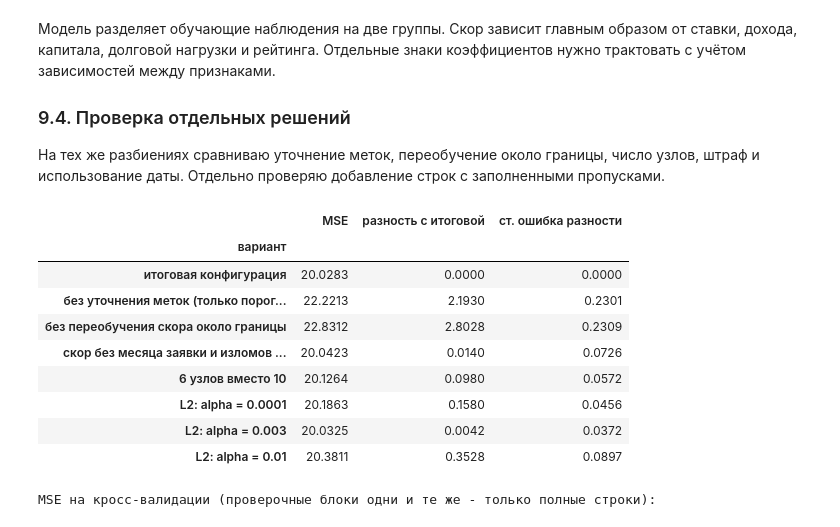
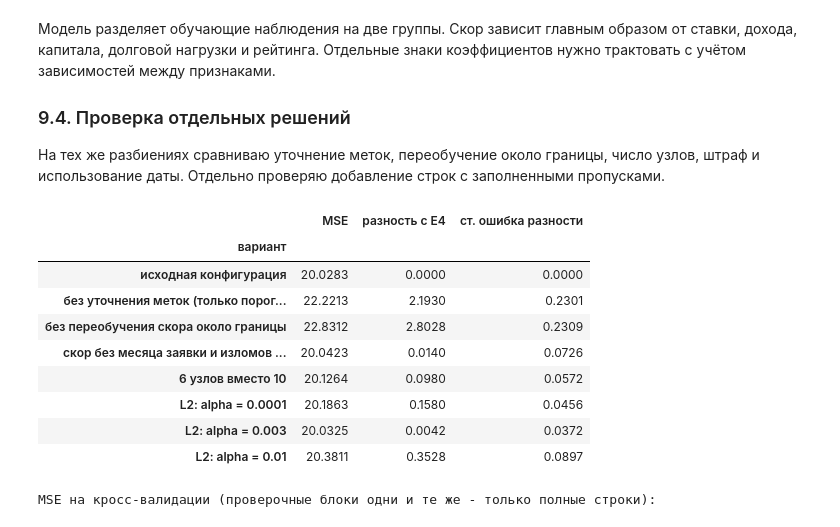
Before and after one commit to Heavenfiend/machine-learning, a Jupyter notebook: lab1_regression_experimental/lab1_regression_experimental.ipynb, the cells around one changed output. Cells and saved outputs as stored; diff of their text form; code cells hidden in the pictures.

```diff
--- a/lab1_regression_experimental/lab1_regression_experimental.ipynb
+++ b/lab1_regression_experimental/lab1_regression_experimental.ipynb
@@ -1967,32 +1967,32 @@ LoanPurpose=Debt Consolidation    0.0450
 штраф и использование даты. Отдельно проверяю добавление строк с заполненными пропусками.
 # %%
 variants = {
-    "итоговая конфигурация": {},
+    "исходная конфигурация": {},
     "без уточнения меток (только порог 49)": dict(n_label_iter=0),
     "без переобучения скора около границы": dict(n_local=0),
     "скор без месяца заявки и изломов по возрасту": dict(date_age_features=False),
     "6 узлов вместо 10": dict(n_knots=6),
     "L2: alpha = 0.0001": dict(alpha=1e-4),
     "L2: alpha = 0.003": dict(alpha=3e-3),
     "L2: alpha = 0.01": dict(alpha=1e-2),
 }
 base_name = "E4. E2 + признаки скрытого режима, L2 alpha=0.001"
 base_sq = (y_dev - oof_by_experiment[base_name]) ** 2
 rows = []
 for name, params in variants.items():
     if params:
         oof = oof_predictions(lambda: RegimeRegressor(**params), dev, y_dev, cv_splits)
     else:
         oof = oof_by_experiment[base_name]
     diff = (y_dev - oof) ** 2 - base_sq
-    rows.append({"вариант": name, "MSE": mse(y_dev, oof), "разность с итоговой": diff.mean(),
+    rows.append({"вариант": name, "MSE": mse(y_dev, oof), "разность с E4": diff.mean(),
                  "ст. ошибка разности": diff.std() / np.sqrt(len(diff))})
 ablation = pd.DataFrame(rows).set_index("вариант")
 display(ablation)
 # %% [output]
-|  | MSE | разность с итоговой | ст. ошибка разности |
+|  | MSE | разность с E4 | ст. ошибка разности |
 | вариант |  |  |  |
-| итоговая конфигурация | 20.0283 | 0.0000 | 0.0000 |
+| исходная конфигурация | 20.0283 | 0.0000 | 0.0000 |
 | без уточнения меток (только порог... | 22.2213 | 2.1930 | 0.2301 |
 | без переобучения скора около границы | 22.8312 | 2.8028 | 0.2309 |
 | скор без месяца заявки и изломов ... | 20.0423 | 0.0140 | 0.0726 |
```
Also changed, not shown: parts of 19 cells of this notebook, 1 other file.
